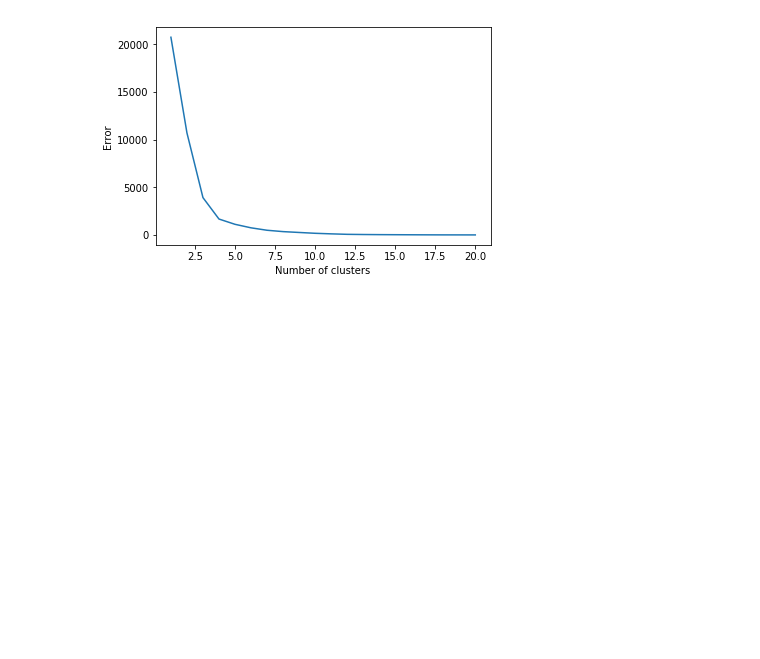
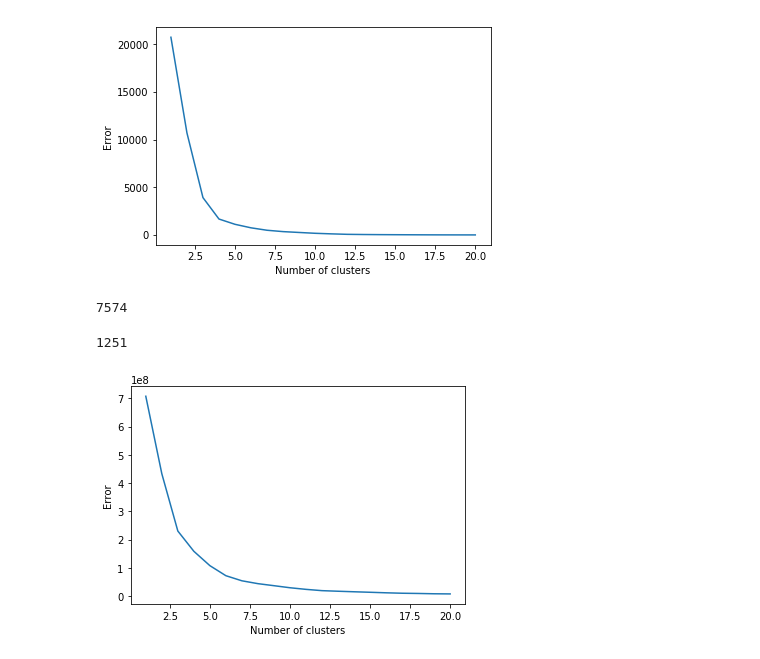
Before and after one commit to dany-fu/aq-data-analysis, a Jupyter notebook: cluster_plans_with_edges.ipynb, the cells around one changed output. Drawn from its saved outputs; the diff is of its cells as text; code cells hidden in the pictures; blank space fills up the shorter version.

```diff
--- a/cluster_plans_with_edges.ipynb
+++ b/cluster_plans_with_edges.ipynb
@@ -273,4 +238,0 @@ dates_user_df.head(10)
-# %%
-normalized_df = normalized_edges.merge(dates_user_df, left_on='plan_id', right_on='id', how='inner')
-normalized_df = normalized_df.drop(columns=['id'])
-normalized_df.head(10)
@@ -333,6 +263,35 @@ evaluate_clusters(user_85_plans.iloc[:,2:33],20)
 plt.show()
 # %% [output]
 [figure]
+# %%
+import sklearn.metrics as metrics
+euclidean_dists = metrics.euclidean_distances(complete_df.iloc[:,1:963])
+len(euclidean_dists[0])
+# %% [output]
+7574
+# %%
+#elbow method to determine K on euclidean distance data (user 85)
+import numpy as np
+def evaluate_clusters(X,max_clusters):
+    error = np.zeros(max_clusters+1)
+    error[0] = 0;
+    for k in range(1,max_clusters+1):
+        kmeans = KMeans(init='k-means++', n_clusters=k, n_init=10)
+        kmeans.fit_predict(X)
+        error[k] = kmeans.inertia_
+
+    plt.plot(range(1,len(error)),error[1:])
+    plt.xlabel('Number of clusters')
+    plt.ylabel('Error')
+
+user_85_euclidean_dists = metrics.euclidean_distances(user_85_plans.iloc[:,2:963])
+print(len(user_85_euclidean_dists))
+
+evaluate_clusters(user_85_euclidean_dists,20)
+plt.show()
+# %% [output]
+1251
+[figure, added]
 # %%
 # '''turn operations with more than one edge into an array'''
 # merged_pairs_df = merged_pairs_df.groupby('from')['op.operation_type_id'].apply(list).reset_index()
```
Also changed, not shown: parts of 21 cells of this notebook.
